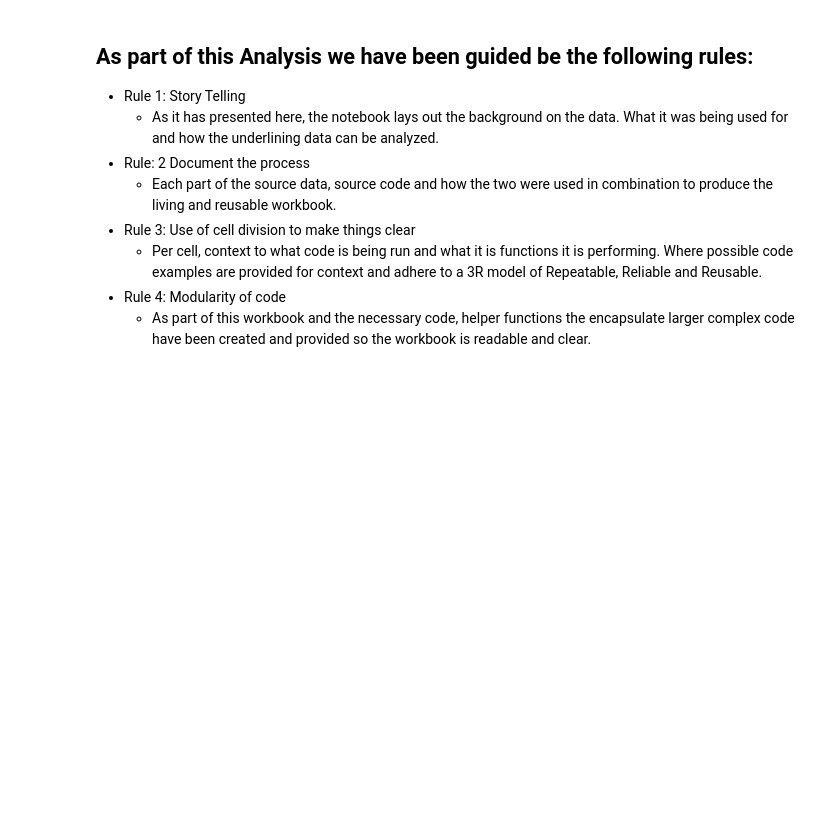
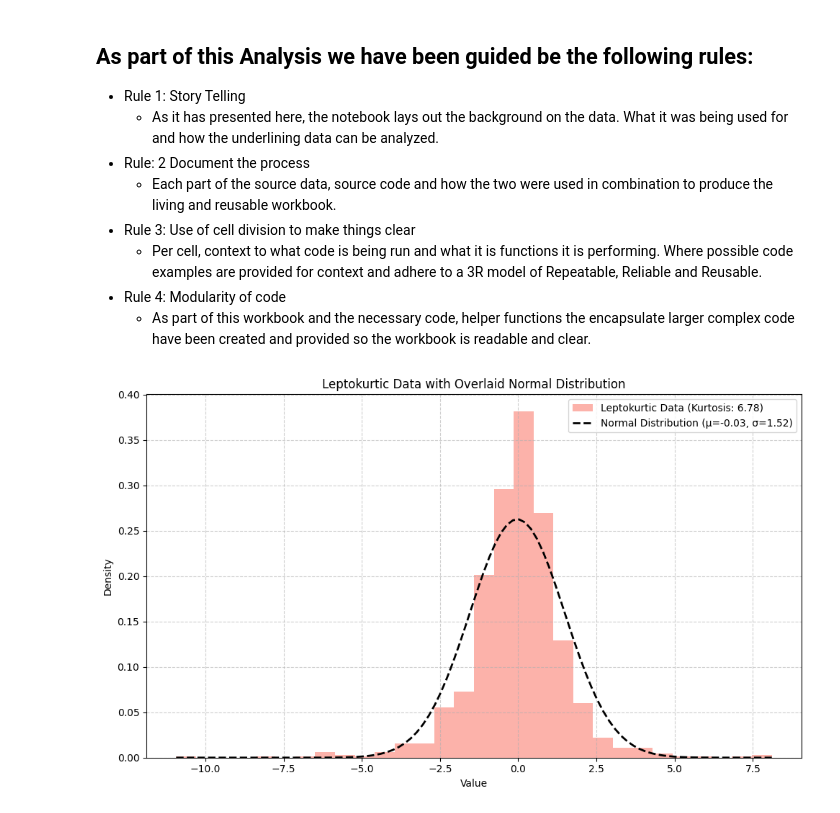
Before and after one commit to rmasud-michigan/siads_521_assignment_3, a Jupyter notebook: Assignment_3.ipynb, the cells around one changed output. Drawn from its saved outputs; the diff is of its cells as text; code cells hidden in the pictures; blank space fills up the shorter version.

Commit message:
more data changes

```diff
--- a/Assignment_3.ipynb
+++ b/Assignment_3.ipynb
@@ -502,3 +502,43 @@ plt.show()
     - Per cell, context to what code is being run and what it is functions it is performing. Where possible code examples are provided for context and adhere to a 3R model of Repeatable, Reliable and Reusable.
 - Rule 4: Modularity of code
     - As part of this workbook and the necessary code, helper functions the encapsulate larger complex code have been created and provided so the workbook is readable and clear.
+# %%
+import matplotlib.pyplot as plt
+import numpy as np
+from scipy.stats import kurtosis, norm
+
+# Generate data with high kurtosis (Leptokurtic - heavier tails, sharper peak)
+np.random.seed(42)  # for reproducibility
+leptokurtic_data = np.random.standard_t(df=3, size=1000)
+kurt_leptokurtic = kurtosis(leptokurtic_data, fisher=True)
+
+# Calculate the mean and standard deviation of the leptokurtic data
+mean_leptokurtic = np.mean(leptokurtic_data)
+std_leptokurtic = np.std(leptokurtic_data)
+
+# Generate x values for the normal distribution curve
+xmin = min(leptokurtic_data)
+xmax = max(leptokurtic_data)
+x = np.linspace(xmin, xmax, 100)
+p = norm.pdf(x, mean_leptokurtic, std_leptokurtic)
+
+# Create the plot
+plt.figure(figsize=(10, 6))
+
+# Plot the histogram of the leptokurtic data
+plt.hist(leptokurtic_data, bins=30, density=True, alpha=0.6, color='salmon', label=f'Leptokurtic Data (Kurtosis: {kurt_leptokurtic:.2f})')
+
+# Plot the normal distribution curve over the histogram
+plt.plot(x, p, 'k--', linewidth=2, label=f'Normal Distribution (μ={mean_leptokurtic:.2f}, σ={std_leptokurtic:.2f})')
+
+# Customize the plot
+plt.title('Leptokurtic Data with Overlaid Normal Distribution')
+plt.xlabel('Value')
+plt.ylabel('Density')
+plt.legend()
+plt.grid(True, linestyle='--', alpha=0.6)
+
+plt.tight_layout()
+plt.show()
+# %% [output]
+[figure, added]
```
Also changed, not shown: 3 other files.
